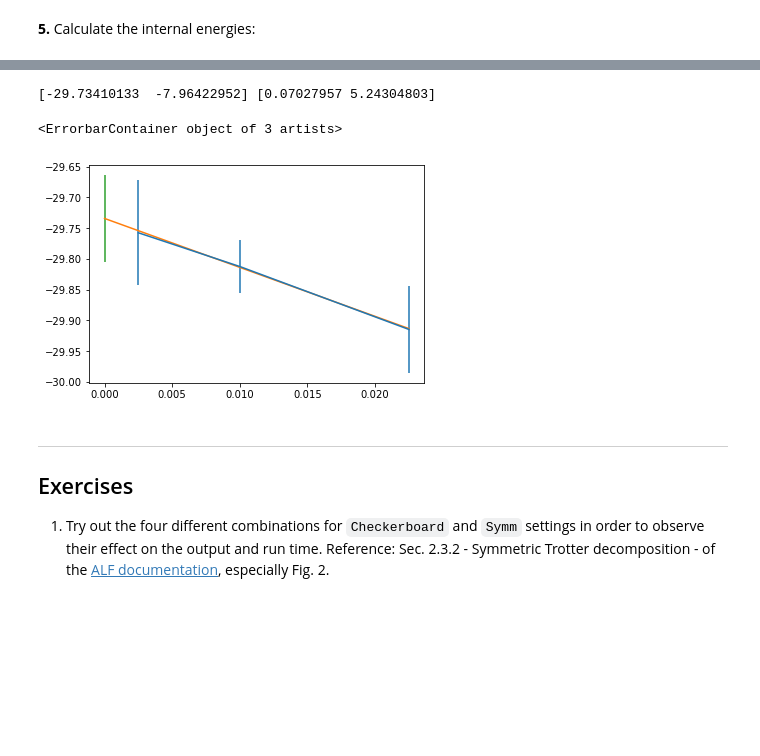
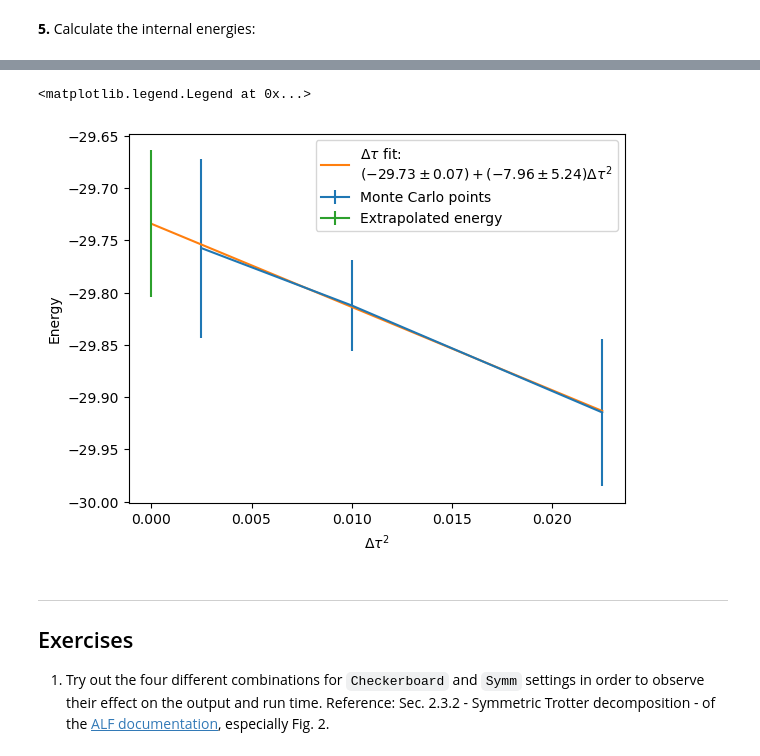
Before and after one commit to ALF-QMC/pyALF, a Jupyter notebook: Notebooks/trotter_error.ipynb, the cells around one changed output, grey strips where cells are left out. Saved outputs shown, nothing was run; the diff lists cells and outputs as text; code cells hidden in the pictures; blank space fills up the shorter version.

```diff
--- a/Notebooks/trotter_error.ipynb
+++ b/Notebooks/trotter_error.ipynb
@@ -20,4 +20,4 @@ from py_alf import ALF_source, Simulation # Interface with ALF
 import numpy as np                        # Numerical library
 from scipy.optimize import curve_fit      # Numerical library
 import matplotlib.pyplot as plt           # Plotting library
-alf_src = ALF_source()                    # Obtain ALF source code
+alf_src = ALF_source(branch='master')    # Obtain ALF source code
@@ -116,19 +150,23 @@ For Dtau values [0.05 0.1  0.15] the measured energies are:
 # %%
-plt.errorbar(dtaus**2, ener[:, 0], ener[:, 1])
+plt.xlabel(r'$\Delta\tau^2$')
+plt.ylabel('Energy')
+plt.errorbar(dtaus**2, ener[:, 0], ener[:, 1], label='Monte Carlo points')
 
 def func(x, y0, a):
     return y0 + a*x**2
 popt1, pcov = curve_fit(func, dtaus, ener[:, 0], sigma=ener[:, 1], absolute_sigma=True)
 perr1 = np.sqrt(np.diag(pcov))
-print(popt1, perr1)
+
 xs = np.linspace(0., dtaus.max())
-plt.plot(xs**2, func(xs, *popt1))
-
-plt.errorbar(0, popt1[0], perr1[0])
+plt.plot(xs**2, func(xs, *popt1), label=r'$\Delta\tau$ fit:''\n'
+        f'$({popt1[0]:.2f}\pm{perr1[0]:.2f})+({popt1[1]:.2f}\pm{perr1[1]:.2f})'
+        r' \Delta\tau^2$'
+        )
+plt.errorbar(0, popt1[0], perr1[0], label='Extrapolated energy')
+plt.legend()
 # %% [output]
-[-29.73410133  -7.96422952] [0.07027957 5.24304803]
+<matplotlib.legend.Legend at 0x...>
-<ErrorbarContainer object of 3 artists>
-[figure, old version]
+[figure, new version]
 # %% [markdown]
 ---
 ## Exercises
```
Also changed, not shown: parts of 5 cells of this notebook, 4 other files.
